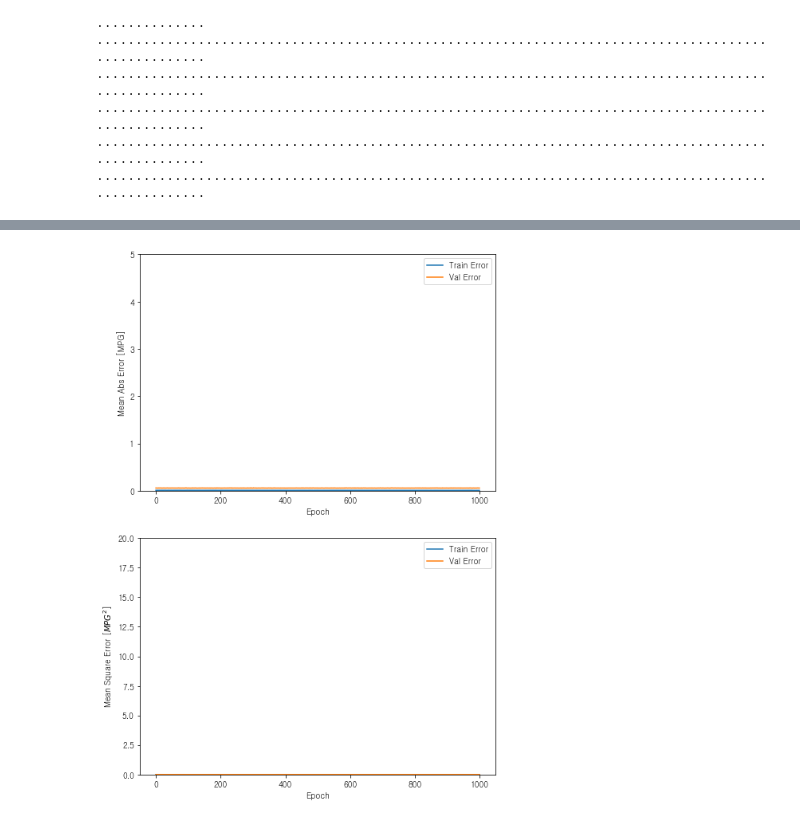
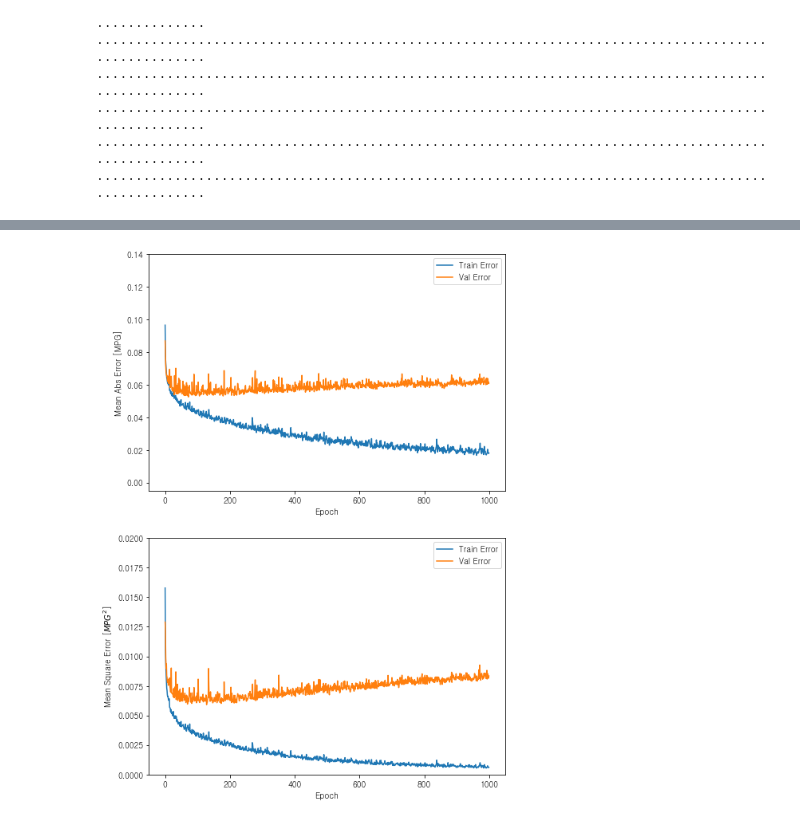
Before and after one commit to iDolphin99/proj-argricultural-price-predict, a Jupyter notebook: Dolphin/model_RNN.ipynb, the cells around one changed output, grey strips where cells are left out. Drawn from its saved outputs; the diff is of its cells as text; code cells hidden in the pictures.

```diff
--- a/Dolphin/model_RNN.ipynb
+++ b/Dolphin/model_RNN.ipynb
@@ -111 +134,5 @@ train_X, test_X, train_y, test_y = get_data_split(input_data, X_column, y_column
+# %%
+input_data = pre_processing(nf_green_onion)
+
+train_X, test_X, train_y, test_y = get_data_split(input_data, X_column_green_onion, y_column_green_onion)
 # %%
@@ -171,34 +204,34 @@ hist.tail()
 # %%
 def plot_history(history):
-  hist = pd.DataFrame(history.history)
-  hist['epoch'] = history.epoch
+    hist = pd.DataFrame(history.history)
+    hist['epoch'] = history.epoch
 
-  plt.figure(figsize=(8,12))
+    plt.figure(figsize=(8,12))
 
-  plt.subplot(2,1,1)
-  plt.xlabel('Epoch')
-  plt.ylabel('Mean Abs Error [MPG]')
-  plt.plot(hist['epoch'], hist['mae'],
+    plt.subplot(2,1,1)
+    plt.xlabel('Epoch')
+    plt.ylabel('Mean Abs Error [MPG]')
+    plt.plot(hist['epoch'], hist['mae'],
            label='Train Error')
-  plt.plot(hist['epoch'], hist['val_mae'],
+    plt.plot(hist['epoch'], hist['val_mae'],
            label = 'Val Error')
-  plt.ylim([0,5])
-  plt.legend()
+    plt.ylim([-0.005,0.14])
+    plt.legend()
 
-  plt.subplot(2,1,2)
-  plt.xlabel('Epoch')
-  plt.ylabel('Mean Square Error [$MPG^2$]')
-  plt.plot(hist['epoch'], hist['mse'],
+    plt.subplot(2,1,2)
+    plt.xlabel('Epoch')
+    plt.ylabel('Mean Square Error [$MPG^2$]')
+    plt.plot(hist['epoch'], hist['mse'],
            label='Train Error')
-  plt.plot(hist['epoch'], hist['val_mse'],
+    plt.plot(hist['epoch'], hist['val_mse'],
            label = 'Val Error')
-  plt.ylim([0,20])
-  plt.legend()
-  plt.show()
+    plt.ylim([0,0.02])
+    plt.legend()
+    plt.show()
 
 plot_history(history)
 # %% [output]
-[figure, old version]
+[figure, new version]
 # %%
 # test set data를 통해 모델이 실전에 투입되었을 때 모델의 성능을 예측
 loss, mae, mse = model_rnn.evaluate(test_X, test_y, verbose=2)
```
Also changed, not shown: parts of 14 cells of this notebook, 1 other file.
